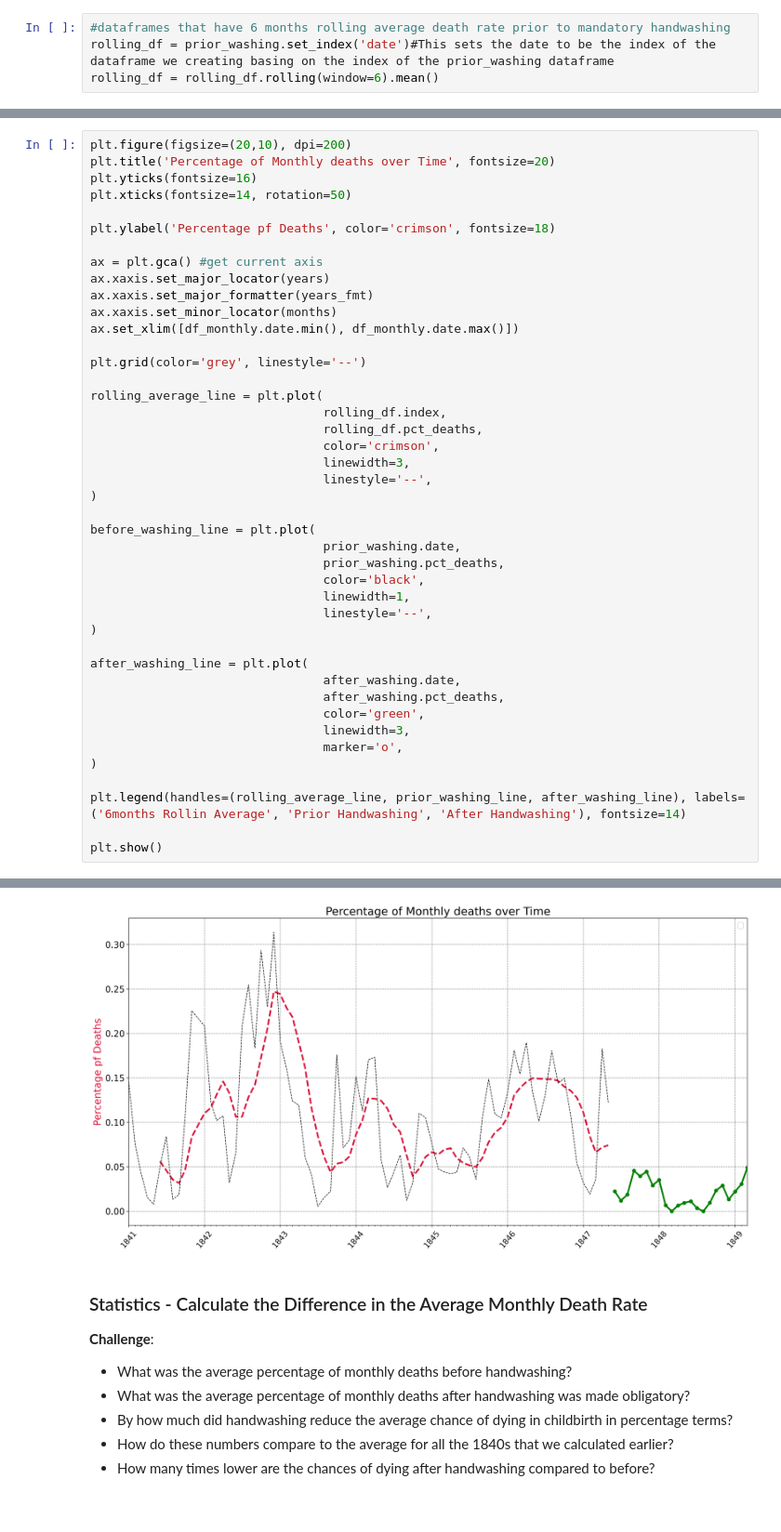
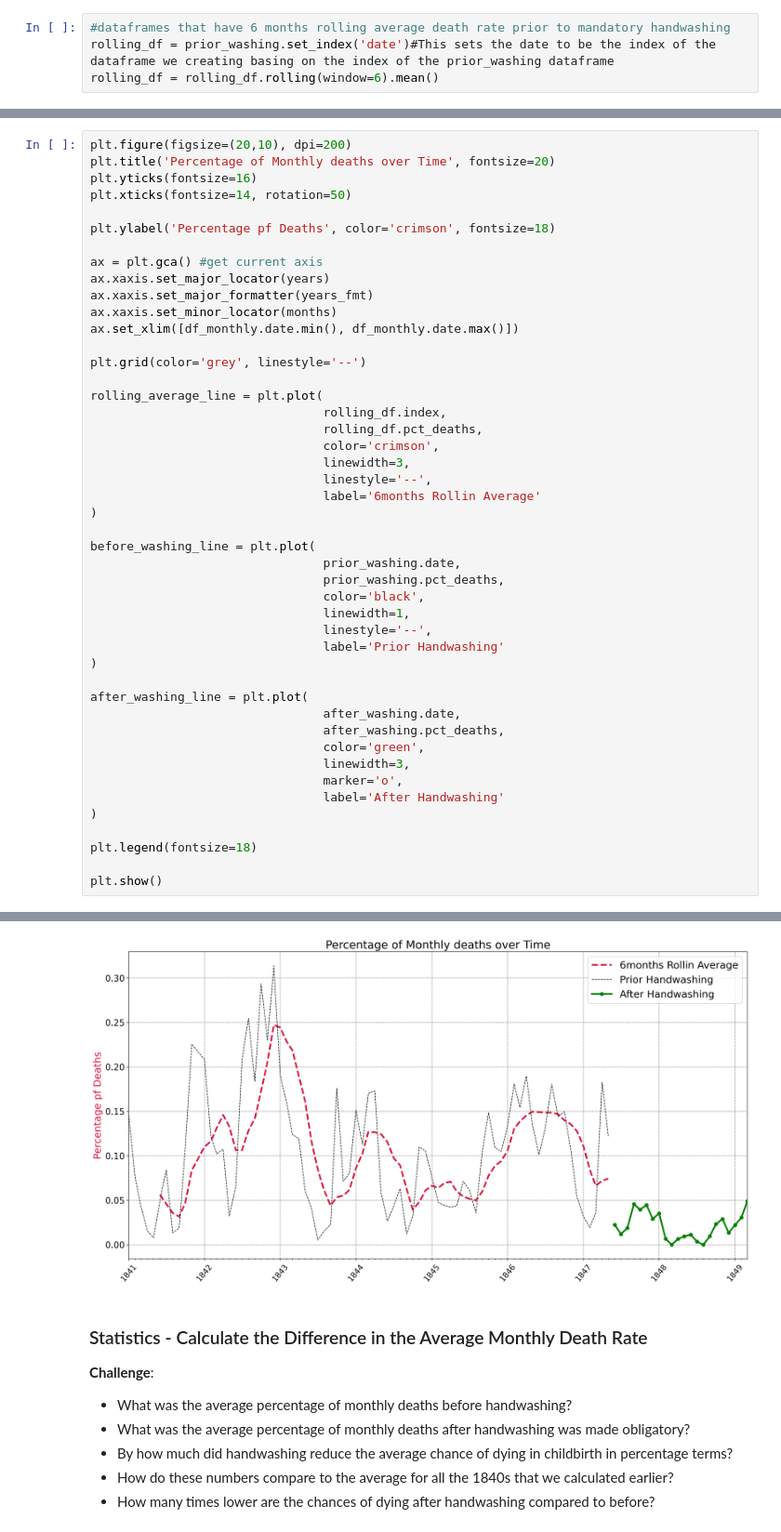
Before and after one commit to thedarkarchitect/basic_python_DS, a Jupyter notebook: Dr+Semmelweis+Analysis/Dr_Semmelweis_Handwashing_Discovery.ipynb, the cells around one changed output, grey strips where cells are left out. Shown at 93% size. Cells and saved outputs as stored; diff of their text form.

```diff
--- a/Dr+Semmelweis+Analysis/Dr_Semmelweis_Handwashing_Discovery.ipynb
+++ b/Dr+Semmelweis+Analysis/Dr_Semmelweis_Handwashing_Discovery.ipynb
@@ -318,6 +318,7 @@ rolling_average_line = plt.plot(
                                 color='crimson',
                                 linewidth=3,
                                 linestyle='--',
+                                label='6months Rollin Average'
 )
 
 before_washing_line = plt.plot(
@@ -326,6 +327,7 @@ before_washing_line = plt.plot(
                                 color='black',
                                 linewidth=1,
                                 linestyle='--',
+                                label='Prior Handwashing'
 )
 
 after_washing_line = plt.plot(
@@ -334,9 +336,10 @@ after_washing_line = plt.plot(
                                 color='green',
                                 linewidth=3,
                                 marker='o',
+                                label='After Handwashing'
 )
 
-plt.legend(handles=(rolling_average_line, prior_washing_line, after_washing_line), labels=('6months Rollin Average', 'Prior Handwashing', 'After Handwashing'), fontsize=14)
+plt.legend(fontsize=18)
 
 plt.show()
 # %% [output]
@@ -356,4 +346,4 @@ See: https://matplotlib.org/users/legend_guide.html#creating-artists-specificall
-[figure, old version]
+[figure, new version]
 # %% [markdown]
 ### Statistics - Calculate the Difference in the Average Monthly Death Rate
 
```
Also changed, not shown: parts of 1 cell of this notebook, 9 other files.
